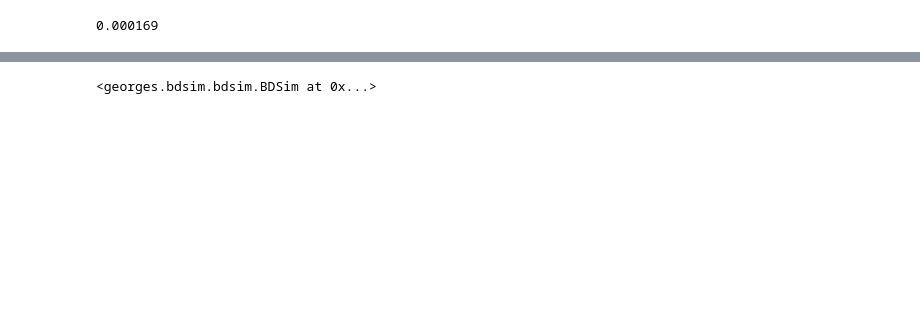
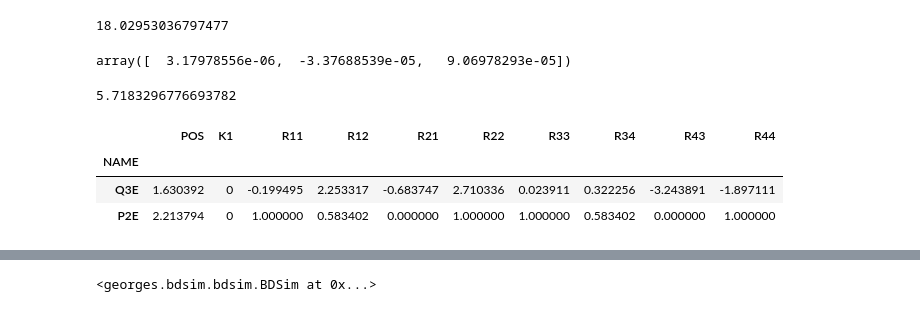
Before and after one commit to ULB-Metronu/georges, a Jupyter notebook: examples/Example Georges.ipynb, the cells around one changed output, grey strips where cells are left out. Drawn from its saved outputs; the diff is of its cells as text; code cells hidden in the pictures; blank space fills up the shorter version.

```diff
--- a/examples/Example Georges.ipynb
+++ b/examples/Example Georges.ipynb
@@ -38,5 +17,5 @@ physics.get_degrader_spot_size(217)**2
-# %%
-physics.get_degrader_divergence(217)**2/1e6
-# %% [output]
-0.000169
+# %%
+context['EMITX']
+# %% [output]
+18.02953036797477
 # %%
@@ -76,3 +54,40 @@ context = {
 }
+# %%
+popt
+# %% [output]
+array([  3.17978556e-06,  -3.37688539e-05,   9.06978293e-05])
+# %%
+r11 = df.loc['P2E']['R33']
+r12 = df.loc['P2E']['R34']
+r21 = df.loc['P2E']['R43']
+r22 = df.loc['P2E']['R44']
+
+L = 0.295
+
+
+Sigma11 = popt[0]/(L*(r12** 2))
+
+1000*np.sqrt(Sigma11)
+# %% [output]
+5.7183296776693782
+# %%
+    file = os.path.join(".", 'sectormap')
+
+    headers = pd.read_csv(file, skiprows=6, nrows=0, delim_whitespace=True)
+    headers.drop(headers.columns[[0, 1]], inplace=True, axis=1)
+    df = pd.read_csv(file,
+                     header=None,
+                     names=headers,
+                     na_filter=False,
+                     skiprows=8,
+                     delim_whitespace=True
+                     )
+    df.index.name = 'NAME'
+    df[['POS', 'K1', 'R11', 'R12',  'R21', 'R22', 'R33', 'R34', 'R43', 'R44']]
+# %% [output]
+|  | POS | K1 | R11 | R12 | R21 | R22 | R33 | R34 | R43 | R44 |
+| NAME |  |  |  |  |  |  |  |  |  |  |
+| Q3E | 1.630392 | 0 | -0.199495 | 2.253317 | -0.683747 | 2.710336 | 0.023911 | 0.322256 | -3.243891 | -1.897111 |
+| P2E | 2.213794 | 0 | 1.000000 | 0.583402 | 0.000000 | 1.000000 | 1.000000 | 0.583402 | 0.000000 | 1.000000 |
 # %%
 bl = georges.Beamline(['fstr1'], survey=True, path=PATH, prefix='PAT107', elements='elements')
```
Also changed, not shown: parts of 12 cells of this notebook, 5 other files.
